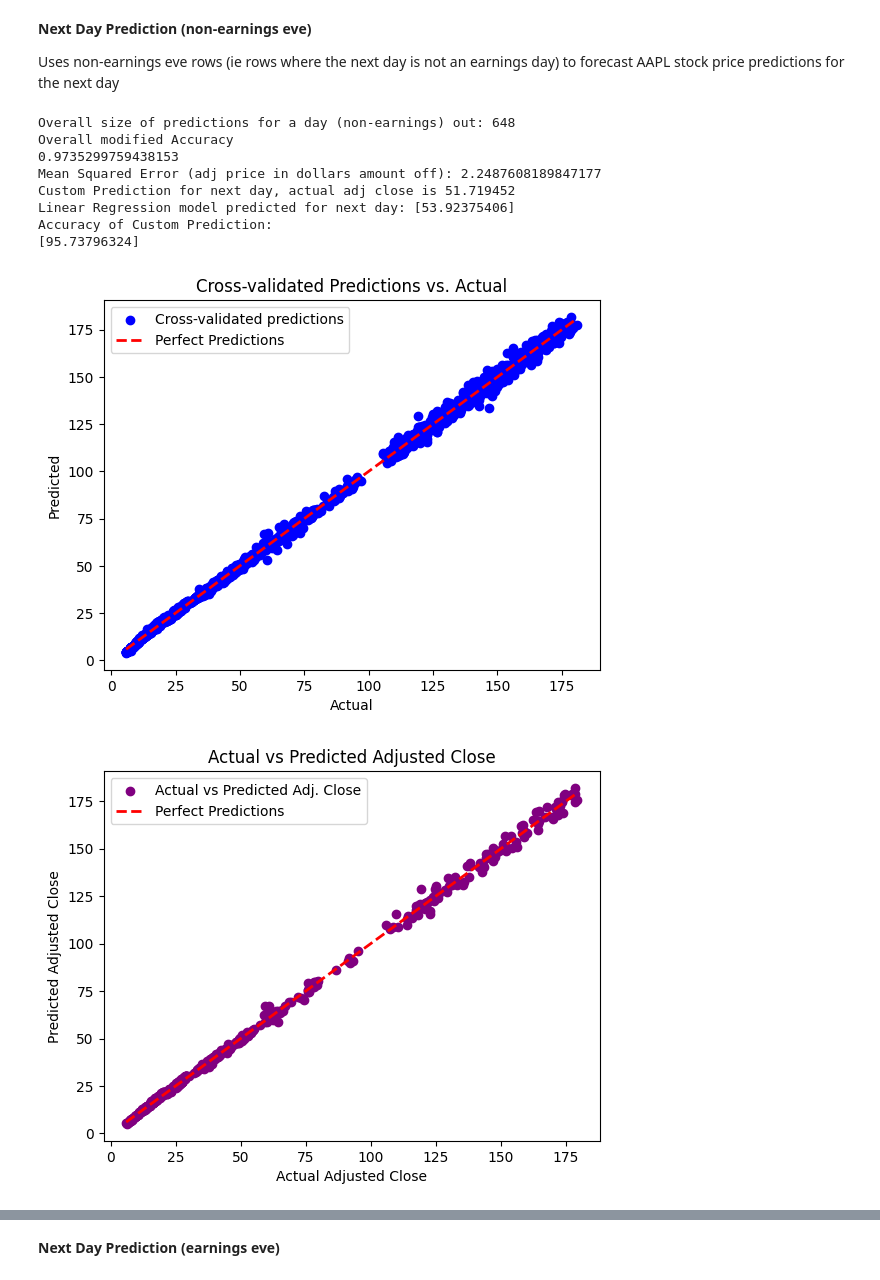
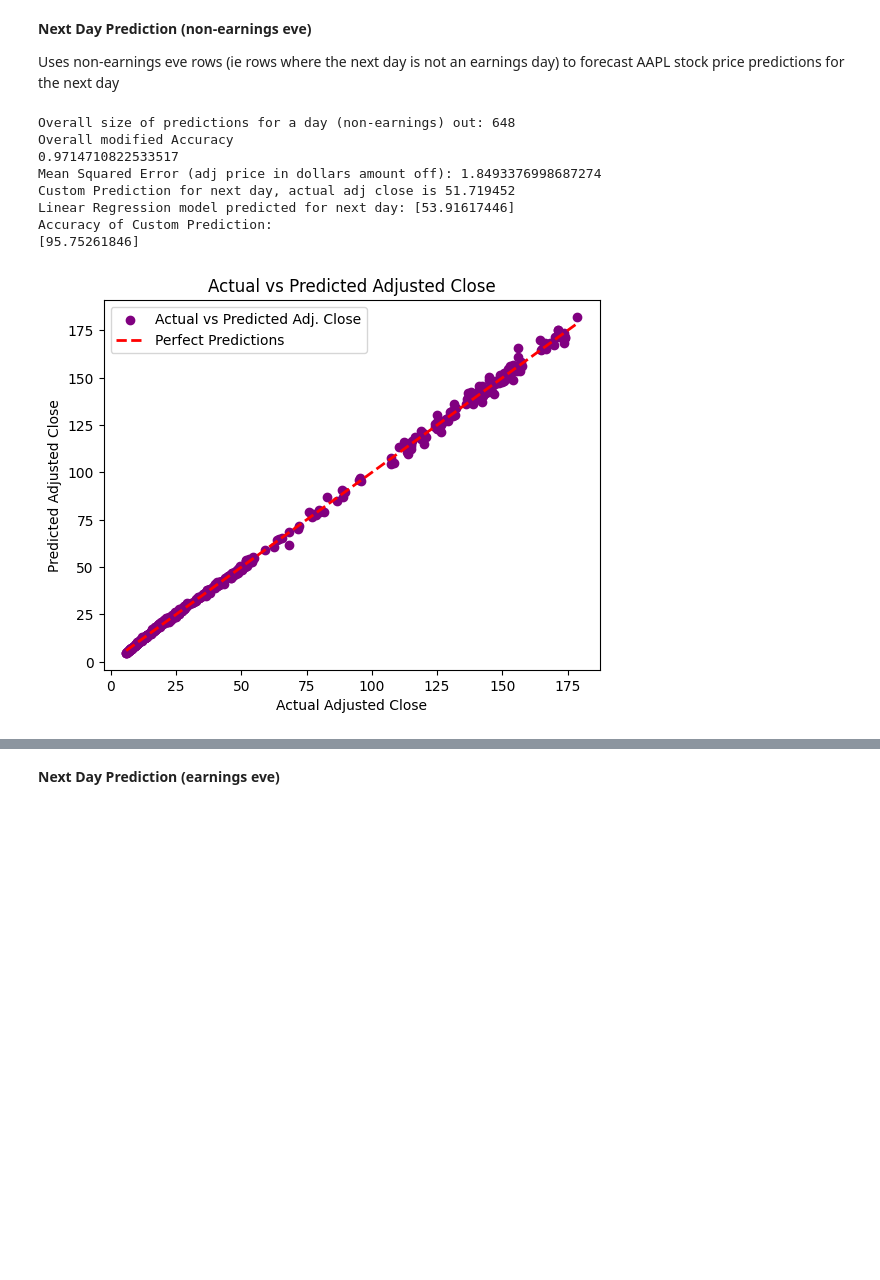
Before and after one commit to EliMartian/aapl_stock, a Jupyter notebook: aapl_stock_research.ipynb, the cells around one changed output, grey strips where cells are left out. Saved outputs shown, nothing was run; the diff lists cells and outputs as text; code cells hidden in the pictures; blank space fills up the shorter version.

```diff
--- a/aapl_stock_research.ipynb
+++ b/aapl_stock_research.ipynb
@@ -81,13 +106,9 @@ X_aapl = df_aapl_non.drop(['Adj Close', 'Target Adj Close', 'Date', 'Estimated E
 # Split the data into training and testing sets
 X_train, X_test, y_train, y_test = train_test_split(X_aapl, y_aapl, test_size=0.2)
 
-# Create a StandardScaler
+# Create a StandardScaler and apply to train and test data
 scaler = StandardScaler()
-
-# Fit and transform the scaler on the training data
 X_train_scaled = scaler.fit_transform(X_train)
-
-# Transform the test data using the scaler
 X_test_scaled = scaler.transform(X_test)
 
 # Create a linear regression model
@@ -129,48 +150,38 @@ actual_adj_value = 51.719452
 # Scale the custom input values using a standard scaker
 custom_values_scaled = scaler.transform(custom_values)
 
 # Make predictions with the linear regression model
 # for our custom values (test example 10/23/2018 predicting 10/24/2018)
 custom_predictions = linear_regression_model.predict(custom_values_scaled)
 
 # Print the predictions
 print(f"Custom Prediction for next day, actual adj close is {actual_adj_value}")
 print(f"Linear Regression model predicted for next day: {custom_predictions}")
 
 print("Accuracy of Custom Prediction:")
 print((1 - np.abs(1 - custom_predictions / actual_adj_value)) * 100)
 
-# Plot the results of cross-validated predictions
-plt.scatter(y_aapl, predicted, color='blue', label='Cross-validated predictions')
-plt.plot([y_aapl.min(), y_aapl.max()], [y_aapl.min(), y_aapl.max()], linestyle='--', color='red', linewidth=2, label='Perfect Predictions')
-plt.xlabel('Actual')
-plt.ylabel('Predicted')
-plt.title('Cross-validated Predictions vs. Actual')
-plt.legend()
-plt.show()
-
 # Plot the actual difference between the predicted and actual adjusted close
 plt.scatter(results_df['Actual'], results_df['Predicted'], color='purple', label='Actual vs Predicted Adj. Close')
 
 # Plot a diagonal line representing perfect predictions
 plt.plot([results_df['Actual'].min(), results_df['Actual'].max()], [results_df['Actual'].min(), results_df['Actual'].max()], linestyle='--', color='red', linewidth=2, label='Perfect Predictions')
 
 plt.xlabel('Actual Adjusted Close')
 plt.ylabel('Predicted Adjusted Close')
 plt.title('Actual vs Predicted Adjusted Close')
 plt.legend()
 plt.show()
 # %% [output]
 Overall size of predictions for a day (non-earnings) out: 648
 Overall modified Accuracy
-0.9735299759438153
-Mean Squared Error (adj price in dollars amount off): 2.2487608189847177
+0.9714710822533517
+Mean Squared Error (adj price in dollars amount off): 1.8493376998687274
 Custom Prediction for next day, actual adj close is 51.719452
-Linear Regression model predicted for next day: [53.92375406]
+Linear Regression model predicted for next day: [53.91617446]
 Accuracy of Custom Prediction:
-[95.73796324]
+[95.75261846]
-[figure, old version]
+[figure, new version]
-[figure, removed]
 # %% [markdown]
 **Analysis of non-earnings eve results**
 
```
Also changed, not shown: parts of 38 cells of this notebook, 1 other file.
